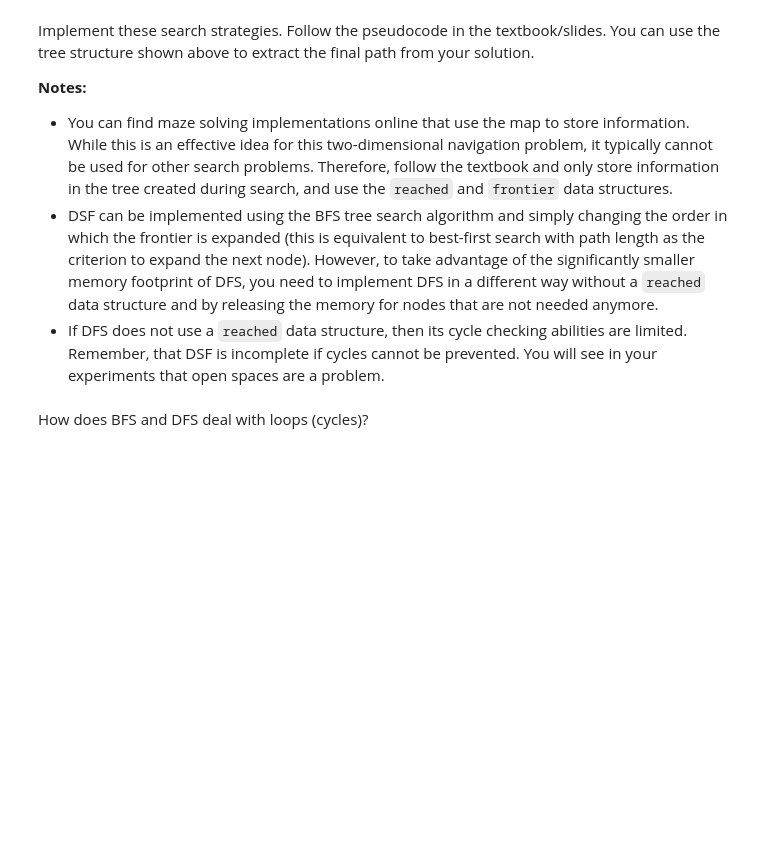
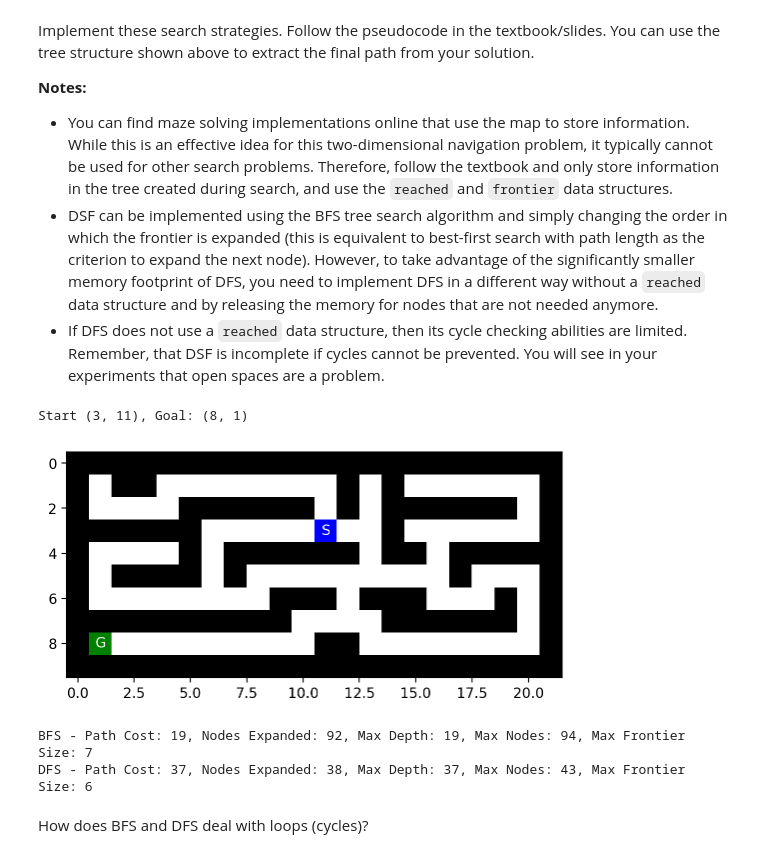
Before and after one commit to codlam26/CSE-352-HW, a Jupyter notebook: Search/Maze.ipynb, the cells around one changed output. Cells and saved outputs as stored; diff of their text form; code cells hidden in the pictures; blank space fills up the shorter version.

```diff
--- a/Search/Maze.ipynb
+++ b/Search/Maze.ipynb
@@ -226,6 +272,7 @@ def bfs(maze, start, goal):
   reached = {start}
   nodes_expanded = 0
   max_frontier_size = 1
+  max_nodes_in_memory = 1
   max_depth = 0
 
   while frontier:
@@ -233,49 +280,57 @@ def bfs(maze, start, goal):
     nodes_expanded += 1
     max_depth = max(max_depth, node.cost)
     max_frontier_size = max(max_frontier_size, len(frontier))
+    max_nodes_in_memory = max(max_nodes_in_memory, len(frontier) + len(reached))
 
     if node.pos == goal:
-        return node.get_path_from_root(), node.cost, nodes_expanded, max_depth, max_frontier_size
+        return node.get_path_from_root(), node.cost, nodes_expanded, max_depth, max_nodes_in_memory, max_frontier_size
 
     for move in get_valid_moves(maze, node.pos):
       if move not in reached:
         reached.add(move)
         frontier.append(Node(move, node, action=move, cost=node.cost + 1, heuristic=0))
-  return None, -1, nodes_expanded, max_depth, max_frontier_size
+  return None, -1, nodes_expanded, max_depth, max_nodes_in_memory, max_frontier_size
 
 # Depth First Search
 def dfs(maze, start, goal):
   frontier = [Node(start, parent=None, action=None, cost=0, heuristic=0)]
   explored = set()
   nodes_expanded = 0
   max_frontier_size = 1
   max_depth = 0
+  max_nodes_in_memory = 1
 
   while frontier:
     node = frontier.pop()
     nodes_expanded += 1
     max_depth = max(max_depth, node.cost)
     max_frontier_size = max(max_frontier_size, len(frontier))
+    max_nodes_in_memory = max(max_nodes_in_memory, len(frontier) + len(explored))
 
     if node.pos == goal:
-        return node.get_path_from_root(), node.cost, nodes_expanded, max_depth, max_frontier_size
+        return node.get_path_from_root(), node.cost, nodes_expanded, max_depth, max_nodes_in_memory, max_frontier_size
     if node.pos not in explored:
       explored.add(node.pos)
       for move in get_valid_moves(maze, node.pos):
         if move not in explored:
           frontier.append(Node(move, parent=node, action=move, cost=node.cost + 1, heuristic=0))
-  return None, -1, nodes_expanded, max_depth, max_frontier_size
+  return None, -1, nodes_expanded, max_depth, max_nodes_in_memory, max_frontier_size
 
 start = mh.find_pos(maze, what = "S")
 goal = mh.find_pos(maze, what = "G")
 print(f"Start {start}, Goal: {goal}")
 mh.show_maze(maze)
 
-bfs_path, bfs_cost, bfs_expanded, bfs_max_depth, bfs_frontier = bfs(maze, start, goal)
-print(f"BFS - Path Cost: {bfs_cost}, Nodes Expanded: {bfs_expanded}, Max Depth: {bfs_max_depth}, Max Frontier Size: {bfs_frontier}")
+bfs_path, bfs_cost, bfs_expanded, bfs_max_depth, bfs_max_nodes, bfs_frontier = bfs(maze, start, goal)
+print(f"BFS - Path Cost: {bfs_cost}, Nodes Expanded: {bfs_expanded}, Max Depth: {bfs_max_depth}, Max Nodes: {bfs_max_nodes}, Max Frontier Size: {bfs_frontier}")
 
-dfs_path, dfs_cost, dfs_expanded, dfs_max_depth, dfs_frontier = dfs(maze, start, goal)
-print(f"DFS - Path Cost: {dfs_cost}, Nodes Expanded: {dfs_expanded}, Max Depth: {dfs_max_depth}, Max Frontier Size: {dfs_frontier}")
+dfs_path, dfs_cost, dfs_expanded, dfs_max_depth, dfs_max_nodes, dfs_frontier = dfs(maze, start, goal)
+print(f"DFS - Path Cost: {dfs_cost}, Nodes Expanded: {dfs_expanded}, Max Depth: {dfs_max_depth}, Max Nodes: {dfs_max_nodes}, Max Frontier Size: {dfs_frontier}")
+# %% [output]
+Start (3, 11), Goal: (8, 1)
+[figure, added]
+BFS - Path Cost: 19, Nodes Expanded: 92, Max Depth: 19, Max Nodes: 94, Max Frontier Size: 7
+DFS - Path Cost: 37, Nodes Expanded: 38, Max Depth: 37, Max Nodes: 43, Max Frontier Size: 6
 # %% [markdown]
 How does BFS and DFS deal with loops (cycles)?
 # %%
```
Also changed, not shown: parts of 16 cells of this notebook.
